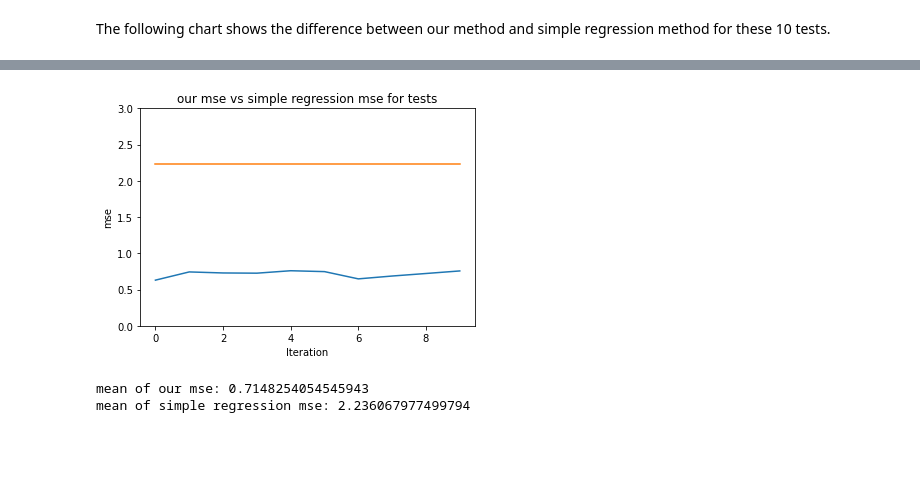
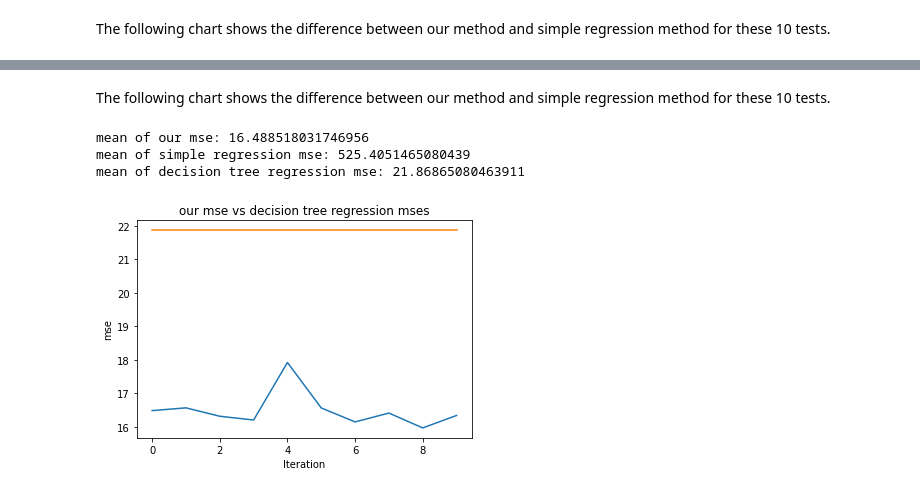
Before and after one commit to sahelyiyi/LocClustNLasso, a Jupyter notebook: regression_SBM.ipynb, the cells around one changed output, grey strips where cells are left out. Cells and saved outputs as stored; diff of their text form; code cells hidden in the pictures; blank space fills up the shorter version.

Commit message:
add decision_tree method to sbm regression

```diff
--- a/regression_SBM.ipynb
+++ b/regression_SBM.ipynb
@@ -9,10 +9,12 @@ from reg_sbm import *
 
 our_mses = []
 simple_regression_mses = []
+decision_tree_mses = []
 for i in range(10):
-    iteration_mses, mse = run()
+    iteration_mses, regression_mse, decision_tree_mse  = run_reg_sbm()
     our_mses.append(iteration_mses[-1])
-    simple_regression_mses.append(mse)
+    simple_regression_mses.append(regression_mse)
+    decision_tree_mses.append(decision_tree_mse)
 
     indices = [i for i in range(len(iteration_mses))]
     plt.plot(indices, iteration_mses)
@@ -36,0 +47,11 @@ The following chart shows the difference between our method and simple regressio
+# %%
+indices = [i for i in range(len(simple_regression_mses))]
+plt.plot(indices, our_mses, label = "our method")
+# plt.ylim(0, 3)
+plt.plot(indices, simple_regression_mses, label = "simple regression")
+plt.plot(indices, decision_tree_mses, label = "decision tree regression")
+plt.title('our mse vs other methods mses')
+plt.xlabel('Iteration')
+plt.ylabel('mse')
+plt.yscale('log')
+plt.show()
@@ -36,0 +64,17 @@ The following chart shows the difference between our method and simple regressio
+# %%
+our_mses = []
+simple_regression_mses = []
+decision_tree_mses = []
+for i in range(10):
+    iteration_mses, regression_mse, decision_tree_mse  = run_reg_sbm(W1=[10, 15])
+    our_mses.append(iteration_mses[-1])
+    simple_regression_mses.append(regression_mse)
+    decision_tree_mses.append(decision_tree_mse)
+
+    indices = [i for i in range(len(iteration_mses))]
+    plt.plot(indices, iteration_mses)
+#     plt.ylim(-.1, 1.5)
+    plt.title('mse curve during iterations for test number %d' % i)
+    plt.xlabel('Iteration')
+    plt.ylabel('mse')
+    plt.show()
@@ -37,17 +92,23 @@ The following chart shows the difference between our method and simple regressio
+# %% [markdown]
+The following chart shows the difference between our method and simple regression method for these 10 tests.
+# %%
+print('mean of our mse:', np.mean(our_mses))
+print('mean of simple regression mse:', np.mean(simple_regression_mses))
+print('mean of decision tree regression mse:', np.mean(decision_tree_mses))
+# %% [output]
+mean of our mse: 16.488518031746956
+mean of simple regression mse: 525.4051465080439
+mean of decision tree regression mse: 21.86865080463911
 # %%
 indices = [i for i in range(len(simple_regression_mses))]
 plt.plot(indices, our_mses, label = "our method")
-plt.ylim(0, 3)
-plt.plot(indices, simple_regression_mses, label = "simple regression")
-plt.title('our mse vs simple regression mse for tests')
+# plt.ylim(0, 3)
+# plt.plot(indices, simple_regression_mses, label = "simple regression")
+plt.plot(indices, decision_tree_mses, label = "decision tree regression")
+plt.title('our mse vs decision tree regression mses')
 plt.xlabel('Iteration')
 plt.ylabel('mse')
+# plt.yscale('log')
 plt.show()
 # %% [output]
-[figure, old version]
+[figure, new version]
-# %%
-print('mean of our mse:', np.mean(our_mses))
-print('mean of simple regression mse:', np.mean(simple_regression_mses))
-# %% [output]
-mean of our mse: 0.7148254054545943
-mean of simple regression mse: 2.236067977499794
```
Also changed, not shown: parts of 8 cells of this notebook, 2 other files.
